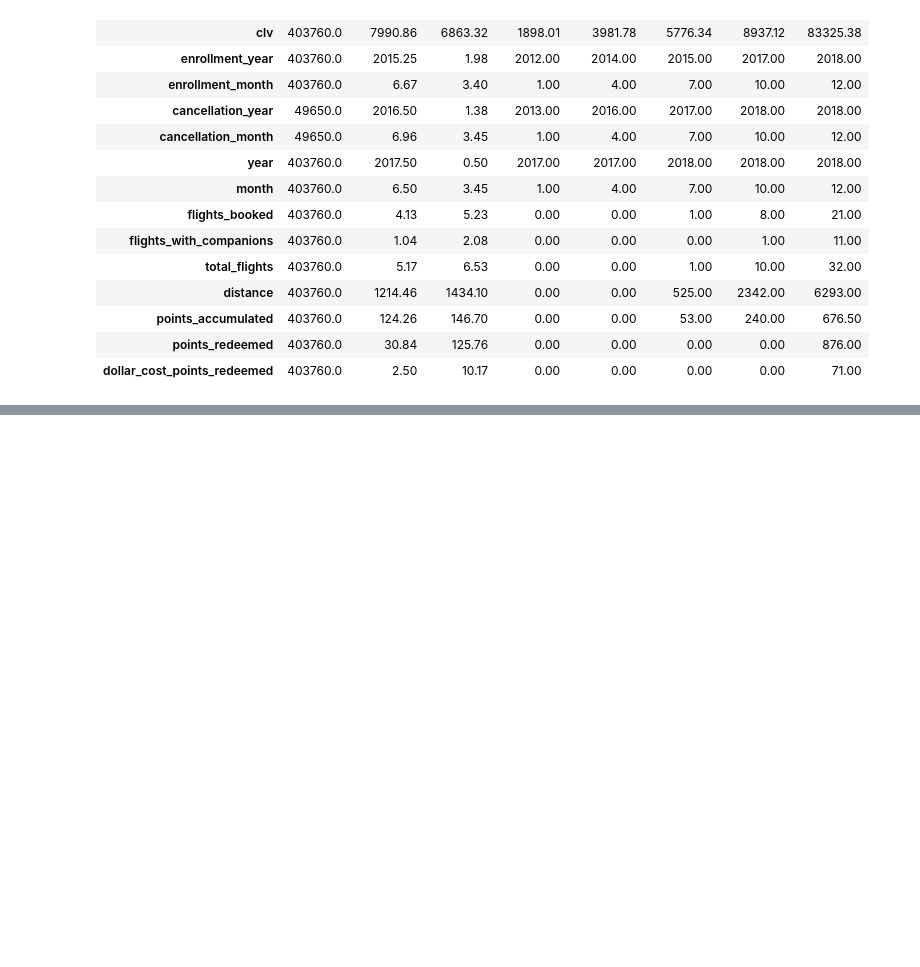
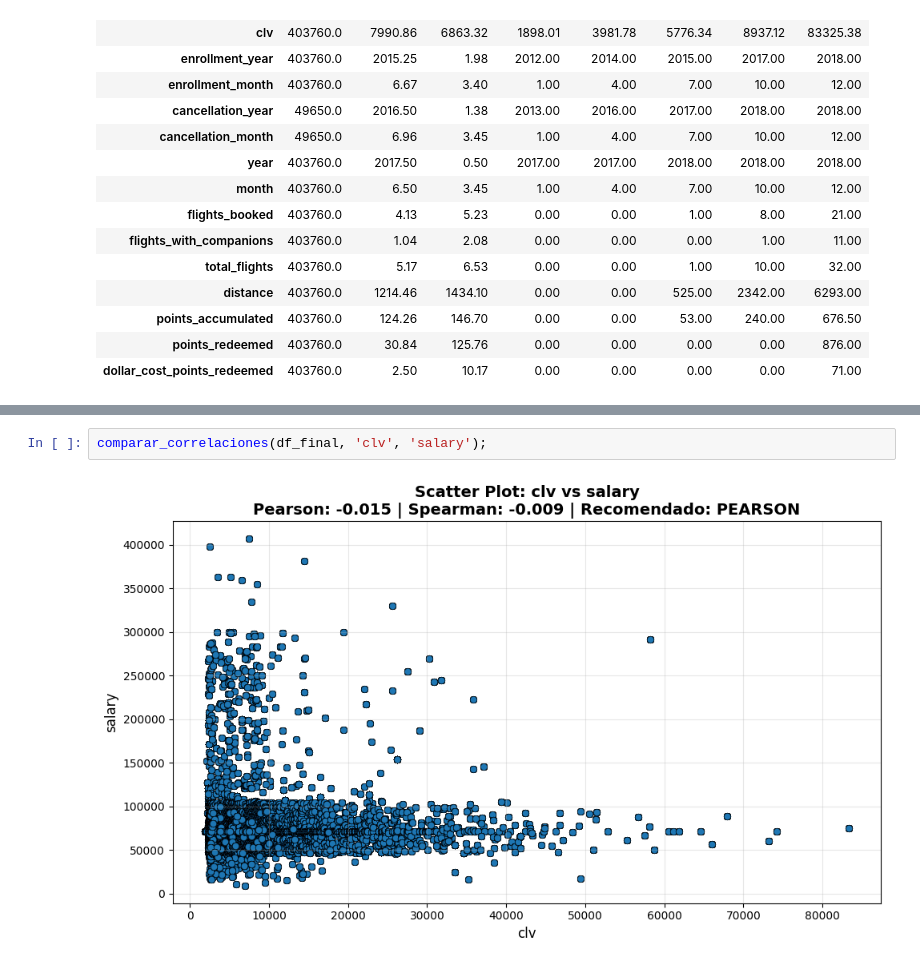
Before and after one commit to Adalab/bda-modulo-3-evaluacion-final-jesgonza2026, a Jupyter notebook: fase_2_evaluacion_final_jesica.ipynb, the cells around one changed output, grey strips where cells are left out. Cells and saved outputs as stored; diff of their text form; blank space fills up the shorter version.

```diff
--- a/fase_2_evaluacion_final_jesica.ipynb
+++ b/fase_2_evaluacion_final_jesica.ipynb
@@ -58,0 +62,4 @@ NameError: name 'df_final' is not defined
+# %%
+comparar_correlaciones(df_final, 'clv', 'salary');
+# %% [output]
+[figure, added]
```
Also changed, not shown: parts of 8 cells of this notebook, 1 other file.
